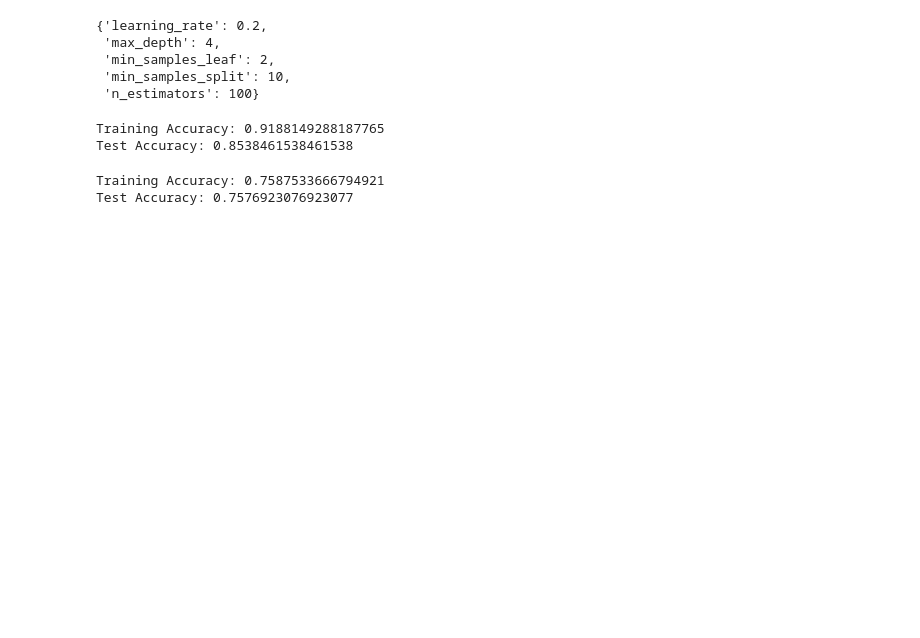
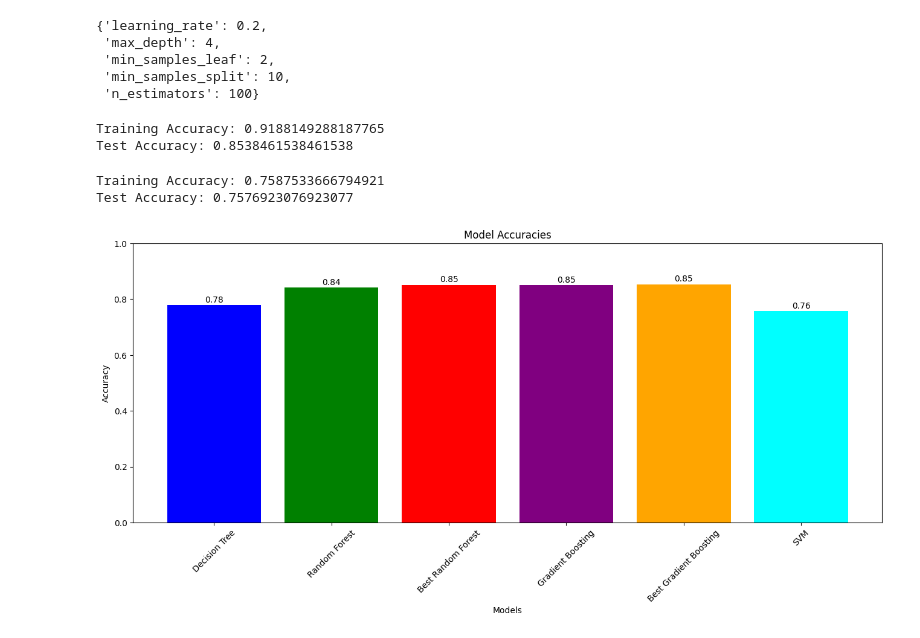
Before and after one commit to Rhy-Shah/BankCustomerSegmentation, a Jupyter notebook: code.ipynb, the cells around one changed output. Saved outputs shown, nothing was run; the diff lists cells and outputs as text; code cells hidden in the pictures; blank space fills up the shorter version.

```diff
--- a/code.ipynb
+++ b/code.ipynb
@@ -468,3 +468,22 @@ print(f"Test Accuracy: {accuracy_svm}")
 # %% [output]
 Training Accuracy: 0.7587533666794921
 Test Accuracy: 0.7576923076923077
+# %%
+# Model names and their corresponding accuracies
+models = ['Decision Tree', 'Random Forest', 'Best Random Forest', 'Gradient Boosting', 'Best Gradient Boosting', 'SVM']
+accuracies = [accuracy_dt, accuracy_rf, accuracy_best_rf, accuracy_gb, accuracy_best_gb_test, accuracy_svm]
+
+plt.figure(figsize=(16, 6))
+plt.bar(models, accuracies, color=['blue', 'green', 'red', 'purple', 'orange', 'cyan'])
+
+for i, v in enumerate(accuracies):
+    plt.text(i, v + 0.01, f"{v:.2f}", ha='center')
+
+plt.xlabel('Models')
+plt.xticks(rotation=45)
+plt.ylabel('Accuracy')
+plt.title('Model Accuracies')
+plt.ylim(0, 1)
+plt.show()
+# %% [output]
+[figure, added]
```
Also changed, not shown: 1 other file.
